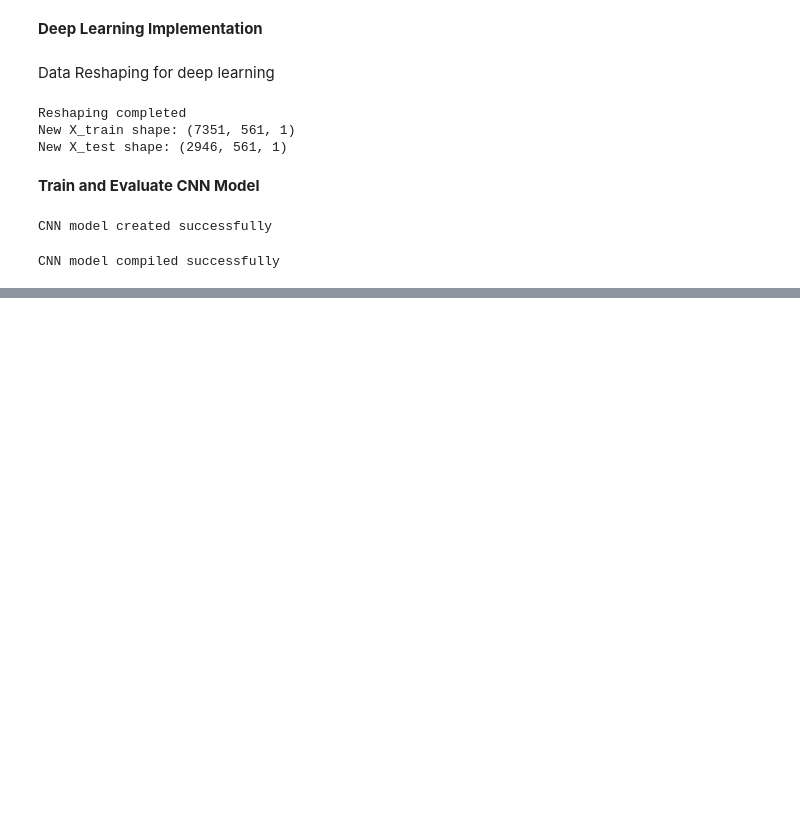
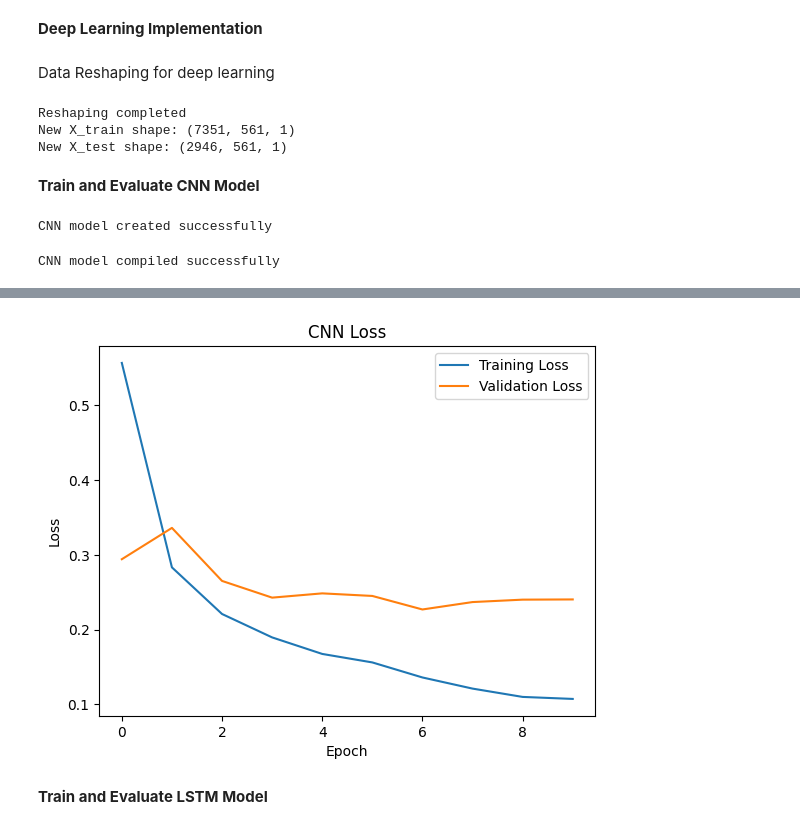
Before and after one commit to nandini-cyber/Human-Activity-Recognition-Using-Smartphones, a Jupyter notebook: Deep_learning.ipynb, the cells around one changed output, grey strips where cells are left out. Cells and saved outputs as stored; diff of their text form; code cells hidden in the pictures; blank space fills up the shorter version.

```diff
--- a/Deep_learning.ipynb
+++ b/Deep_learning.ipynb
@@ -185,0 +308,20 @@ Epoch 10/10
+# %%
+plt.plot(history_cnn.history['loss'])
+plt.plot(history_cnn.history['val_loss'])
+
+plt.title("CNN Loss")
+
+plt.xlabel("Epoch")
+
+plt.ylabel("Loss")
+
+plt.legend([
+    "Training Loss",
+    "Validation Loss"
+])
+
+plt.show()
+# %% [output]
+[figure, added]
+# %% [markdown]
+**Train and Evaluate LSTM Model**
```
Also changed, not shown: parts of 18 cells of this notebook.
